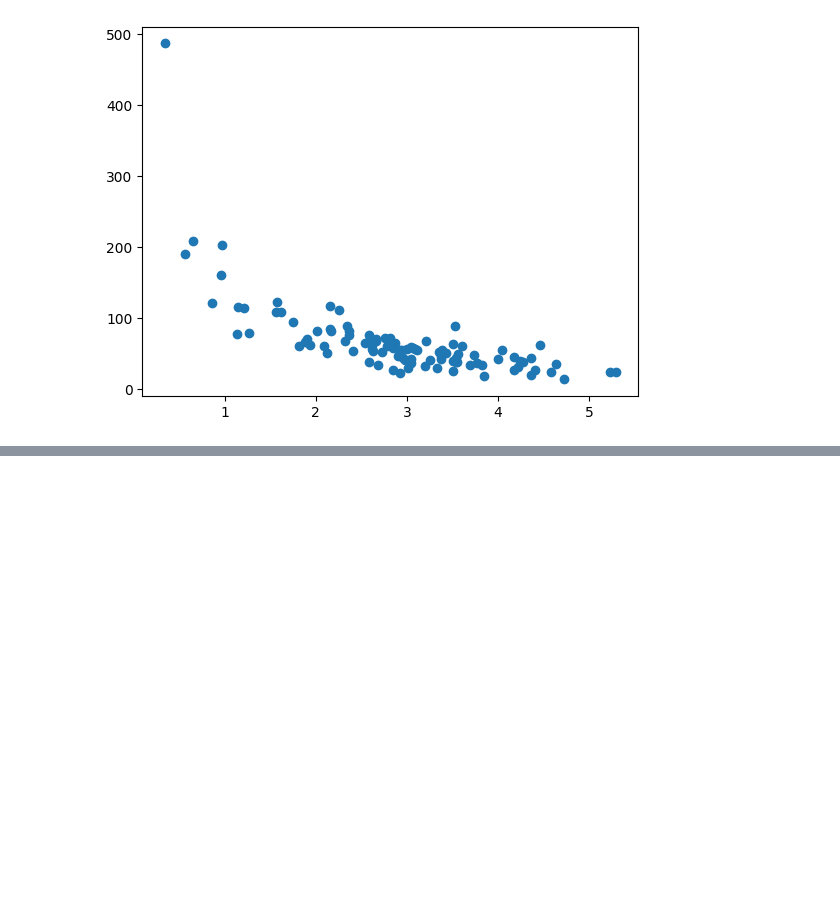
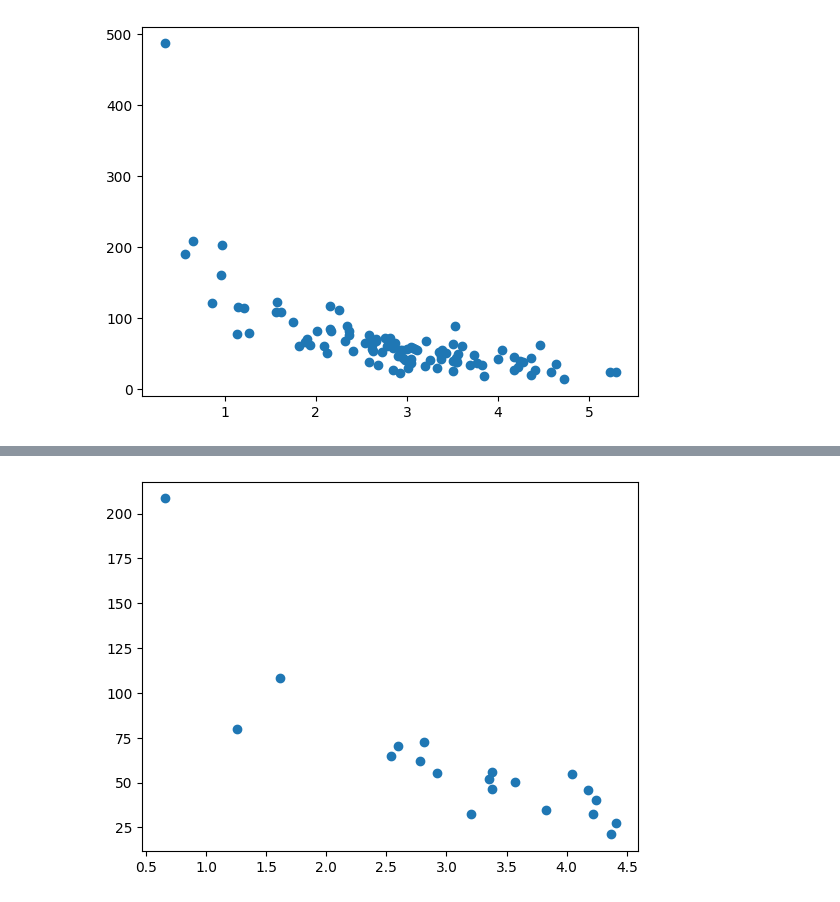
Before and after one commit to DissanayakeLYB/ML-Practises, a Jupyter notebook: broadcasting.ipynb, the cells around one changed output, grey strips where cells are left out. Cells and saved outputs as stored; diff of their text form; code cells hidden in the pictures; blank space fills up the shorter version.

```diff
--- a/broadcasting.ipynb
+++ b/broadcasting.ipynb
@@ -45,0 +61,5 @@ plt.show()
+# %%
+plt.scatter(test_x,test_y)
+plt.show()
+# %% [output]
+[figure, added]
```
Also changed, not shown: parts of 3 cells of this notebook.
